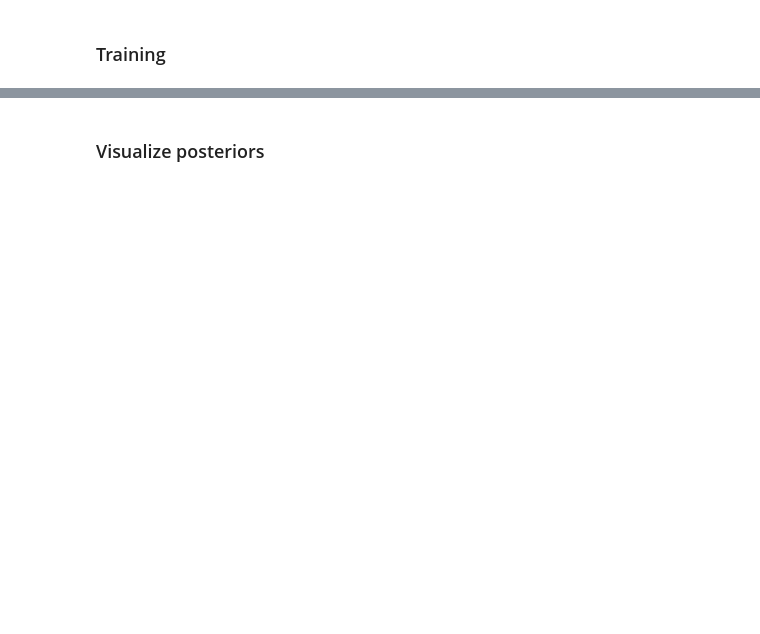
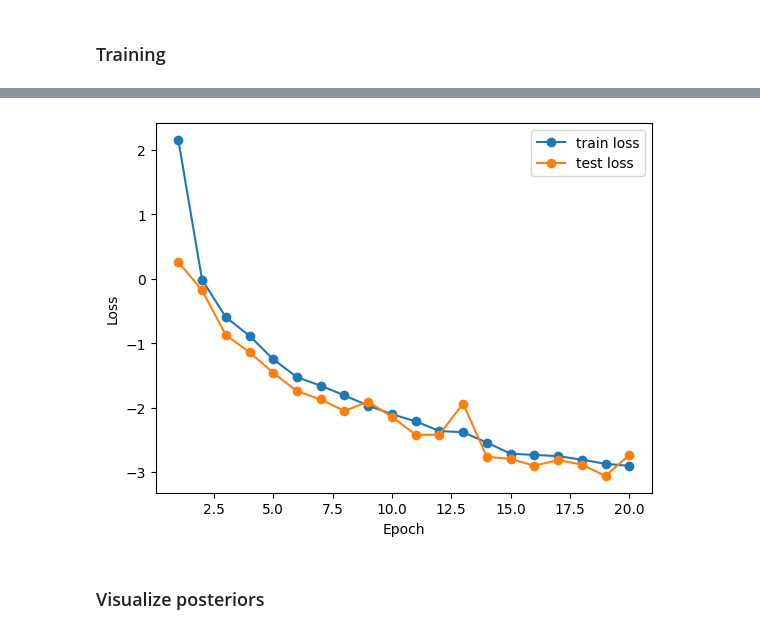
Before and after one commit to odsl-team/genAI-Days, a Jupyter notebook: 01_normalizing_flows/data_loading.ipynb, the cells around one changed output, grey strips where cells are left out. Cells and saved outputs as stored; diff of their text form; code cells hidden in the pictures; blank space fills up the shorter version.

Commit message:
switch from normflows to glasflows, finish normalizing flows tutorial

```diff
--- a/01_normalizing_flows/data_loading.ipynb
+++ b/01_normalizing_flows/data_loading.ipynb
@@ -105,0 +198,12 @@ test_dataloader = DataLoader(test_dataset, batch_size=64, shuffle=False)
+# %%
+# The entire flow model consists of a standard normal base distribution, followed by the transform.
+
+transform = create_transform(num_flow_steps = 3,
+                             param_dim = parameters.shape[-1],
+                             context_dim = waveforms.shape[-1],
+                             base_transform_kwargs = {"base_transform_type": "maf"})
+
+base_distribution = distributions.StandardNormal(shape=[parameters.shape[-1]])
+
+model = flows.Flow(transform, base_distribution)
+model.to(device)
@@ -107,0 +276,13 @@ test_dataloader = DataLoader(test_dataset, batch_size=64, shuffle=False)
+# %%
+optimizer = torch.optim.Adam(model.parameters(), lr=3e-4, weight_decay=1e-5)
+
+epochs = 20
+train_history = []
+test_history = []
+for t in range(epochs):
+    print(f"Epoch {t+1}\n-------------------------------")
+    loss = train_loop(train_dataloader, model, optimizer)
+    train_history.append(loss)
+    loss = test_loop(test_dataloader, model)
+    test_history.append(loss)
+print("Done!")
@@ -108,3 +307,13 @@ test_dataloader = DataLoader(test_dataset, batch_size=64, shuffle=False)
+# %%
+epochs = np.arange(1, len(train_history) + 1)
+plt.plot(epochs, train_history, '-o', label = 'train loss')
+plt.plot(epochs, test_history, '-o', label = 'test loss')
+plt.xlabel('Epoch')
+plt.ylabel('Loss')
+plt.legend()
+plt.show()
+# %% [output]
+[figure, added]
 # %% [markdown]
 ### Visualize posteriors
 # %%
```
Also changed, not shown: parts of 9 cells of this notebook, 1 other file.
